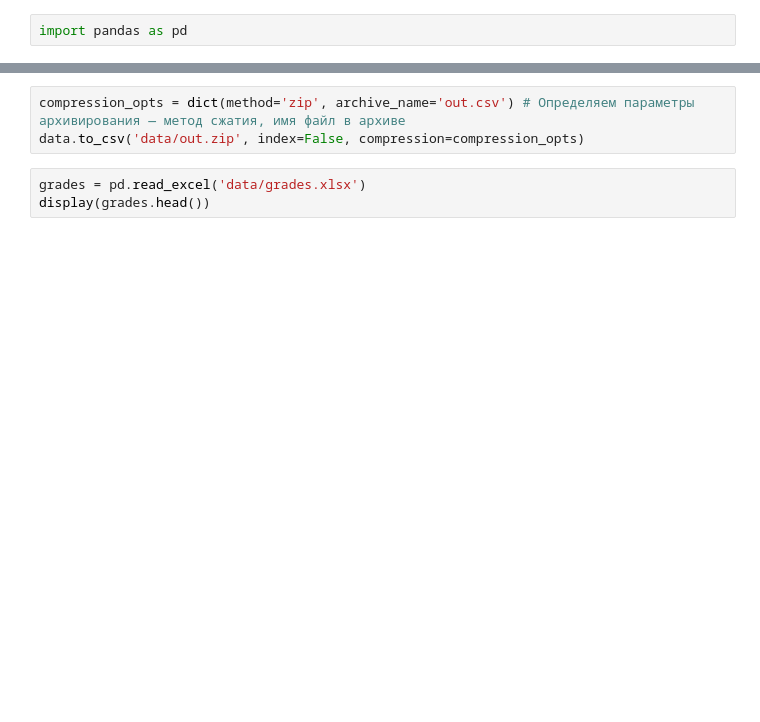
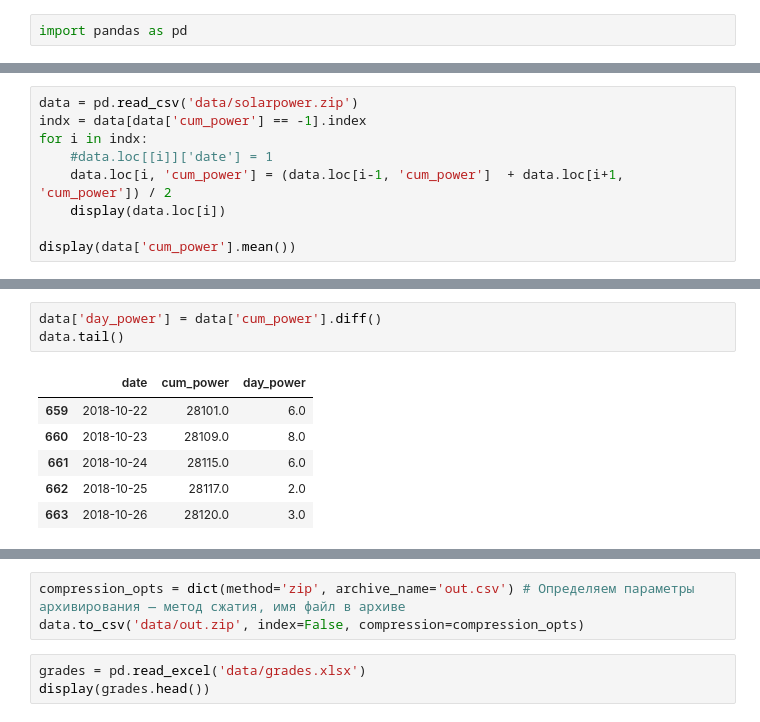
Before and after one commit to zchipirov/edu, a Jupyter notebook: edu_py/test.ipynb, the cells around one changed output, grey strips where cells are left out. Drawn from its saved outputs; the diff is of its cells as text; blank space fills up the shorter version.

```diff
--- a/edu_py/test.ipynb
+++ b/edu_py/test.ipynb
@@ -36,0 +3,9 @@ display(data)
+# %%
+data = pd.read_csv('data/solarpower.zip')
+indx = data[data['cum_power'] == -1].index
+for i in indx:
+    #data.loc[[i]]['date'] = 1
+    data.loc[i, 'cum_power'] = (data.loc[i-1, 'cum_power']  + data.loc[i+1, 'cum_power']) / 2
+    display(data.loc[i])
+
+display(data['cum_power'].mean())
@@ -36,0 +20,10 @@ display(data)
+# %%
+data['day_power'] = data['cum_power'].diff()
+data.tail()
+# %% [output]
+|  | date | cum_power | day_power |
+| 659 | 2018-10-22 | 28101.0 | 6.0 |
+| 660 | 2018-10-23 | 28109.0 | 8.0 |
+| 661 | 2018-10-24 | 28115.0 | 6.0 |
+| 662 | 2018-10-25 | 28117.0 | 2.0 |
+| 663 | 2018-10-26 | 28120.0 | 3.0 |
```
Also changed, not shown: parts of 30 cells of this notebook, 5 other files.
